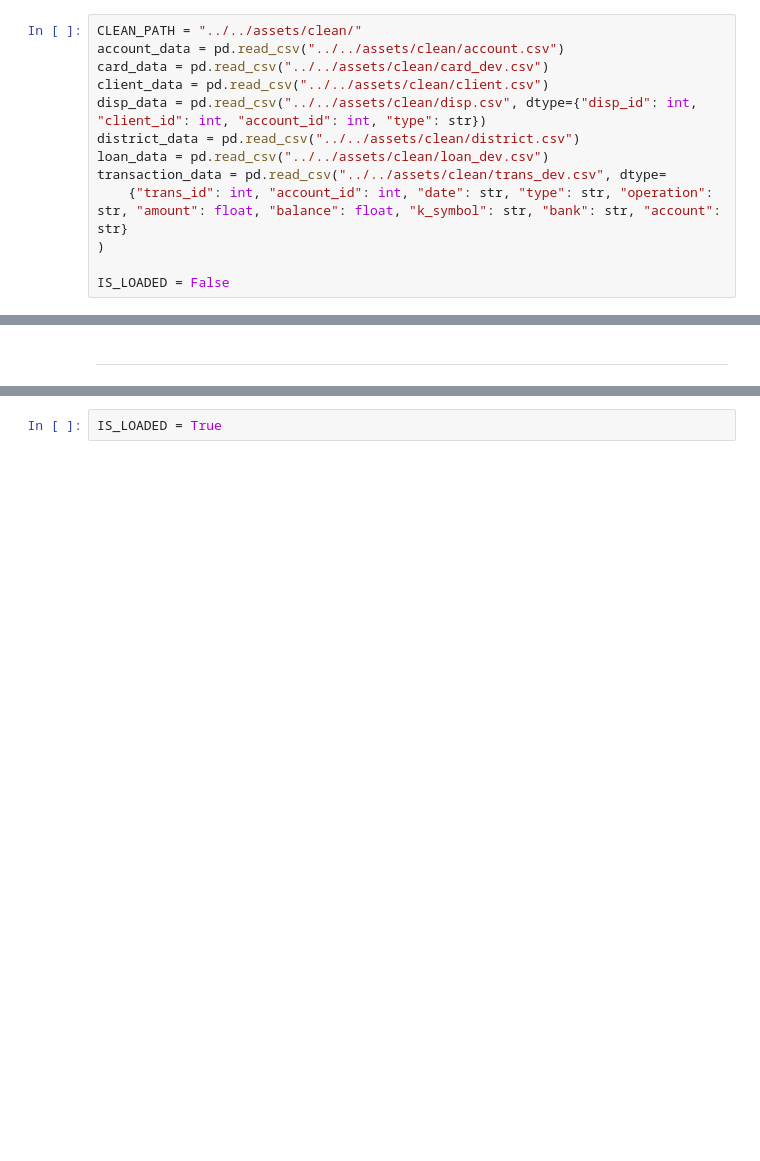
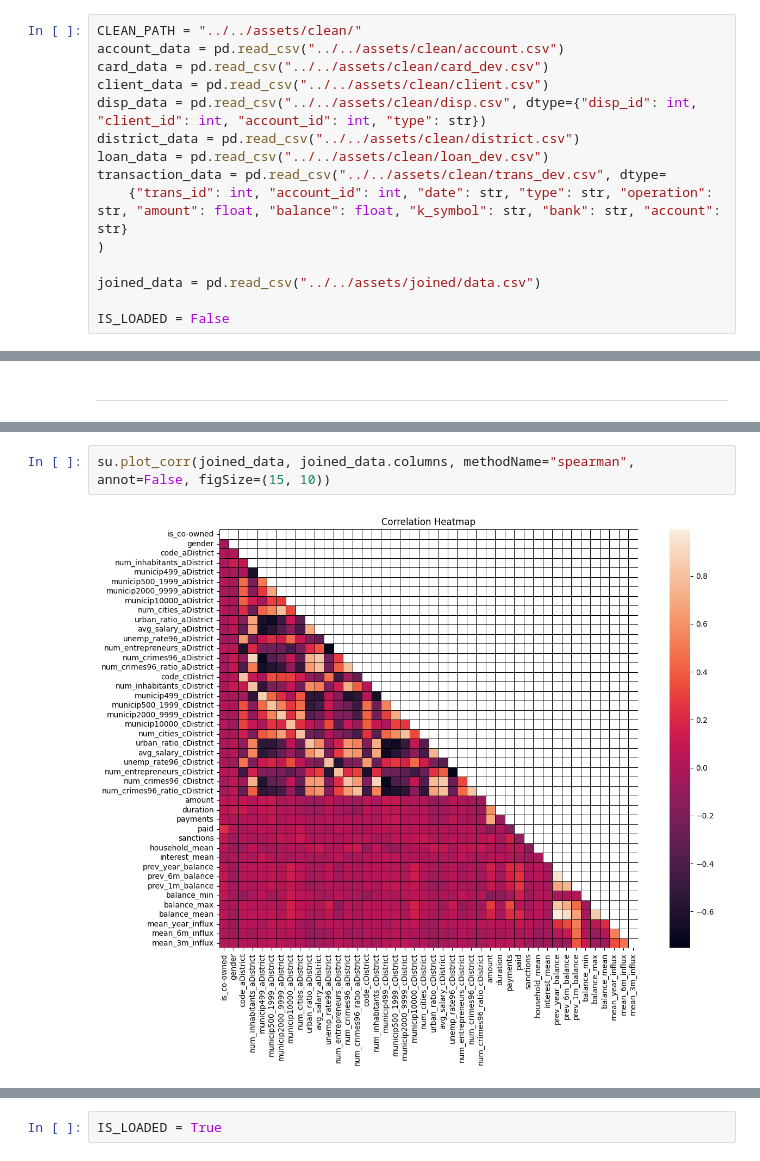
Before and after one commit to ruialves35/feup-ac, a Jupyter notebook: src/analysis/featureExtraction.ipynb, the cells around one changed output, grey strips where cells are left out. Drawn from its saved outputs; the diff is of its cells as text; blank space fills up the shorter version.

```diff
--- a/src/analysis/featureExtraction.ipynb
+++ b/src/analysis/featureExtraction.ipynb
@@ -18,4 +18,6 @@ transaction_data = pd.read_csv("../../assets/clean/trans_dev.csv", dtype=
     {"trans_id": int, "account_id": int, "date": str, "type": str, "operation": str, "amount": float, "balance": float, "k_symbol": str, "bank": str, "account": str}
 )
 
+joined_data = pd.read_csv("../../assets/joined/data.csv")
+
 IS_LOADED = False
@@ -40,0 +93,4 @@ As we can see, the 'type' and 'operation' columns have a very high correlation.
+# %%
+su.plot_corr(joined_data, joined_data.columns, methodName="spearman", annot=False, figSize=(15, 10))
+# %% [output]
+[figure, added]
```
Also changed, not shown: parts of 7 cells of this notebook, 1 other file.
